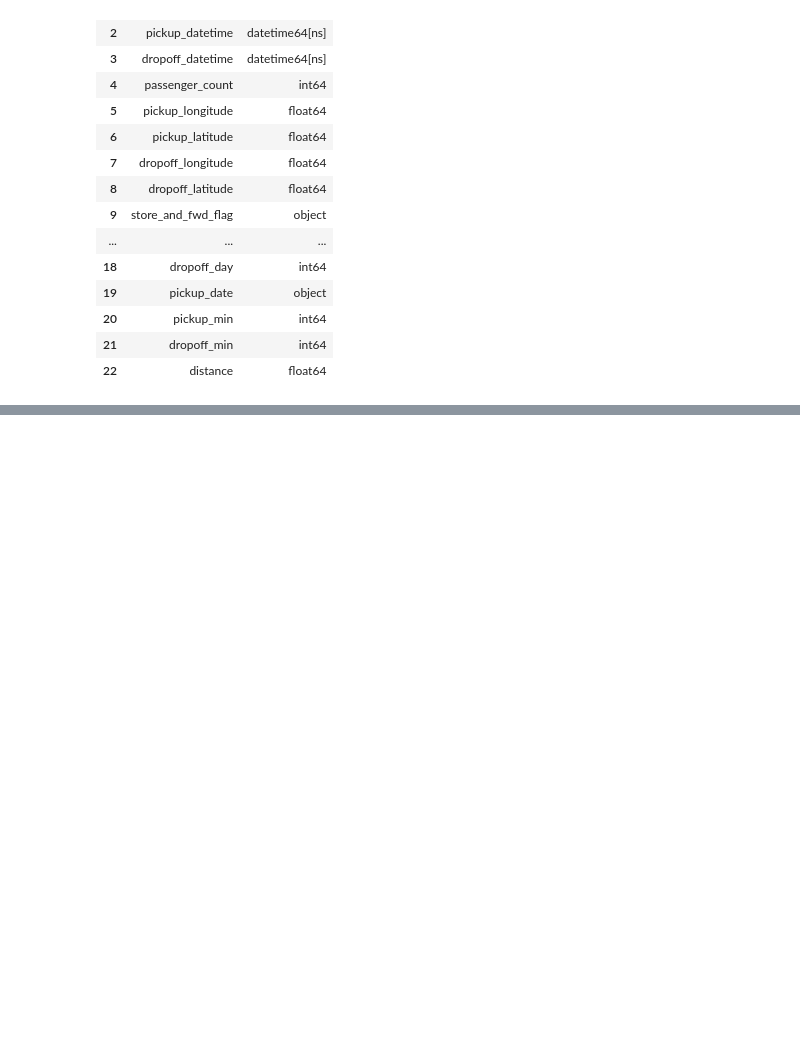
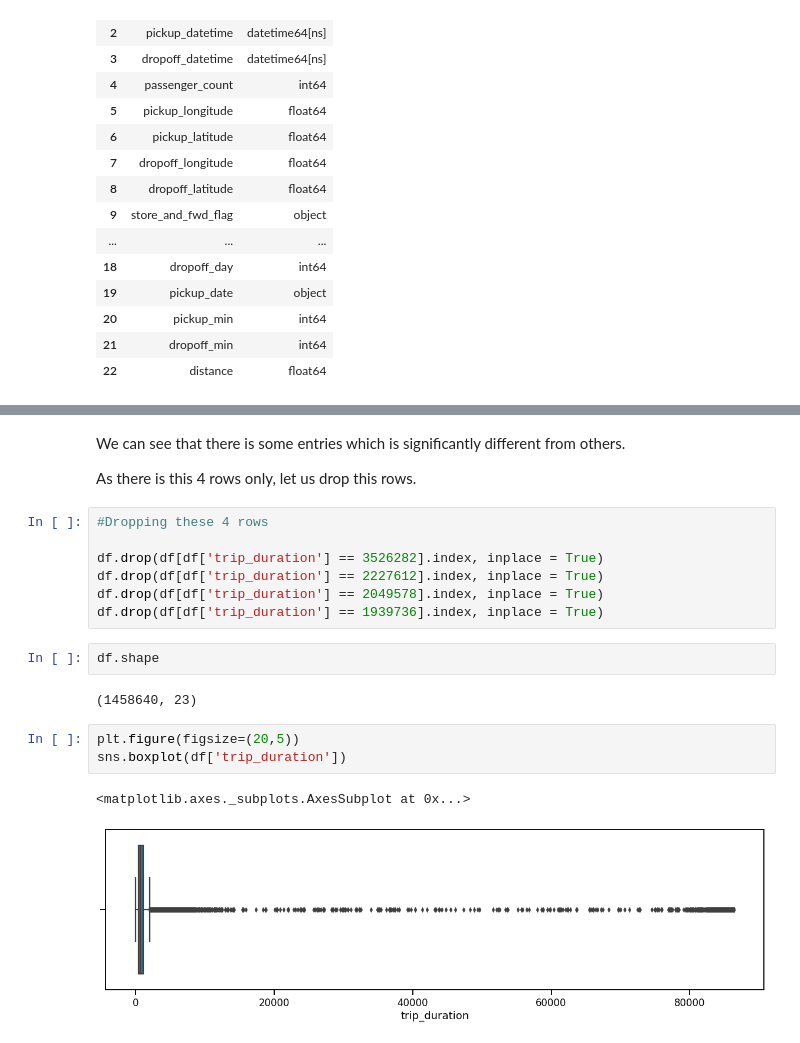
Before and after one commit to hadavikr/NYC-Taxi-Trip-Time-Prediction---Capstone-Project, a Jupyter notebook: Vikrant_Hada_NYC_Taxi_Trip_Time_Prediction_Capstone_Project.ipynb, the cells around one changed output, grey strips where cells are left out. Saved outputs shown, nothing was run; the diff lists cells and outputs as text; blank space fills up the shorter version.

```diff
--- a/Vikrant_Hada_NYC_Taxi_Trip_Time_Prediction_Capstone_Project.ipynb
+++ b/Vikrant_Hada_NYC_Taxi_Trip_Time_Prediction_Capstone_Project.ipynb
@@ -311,0 +386,21 @@ df.dtypes.reset_index()
+# %% [markdown]
+We can see that there is some entries which is significantly different from others.
+
+As there is this 4 rows only, let us drop this rows.
+# %%
+#Dropping these 4 rows
+
+df.drop(df[df['trip_duration'] == 3526282].index, inplace = True)
+df.drop(df[df['trip_duration'] == 2227612].index, inplace = True)
+df.drop(df[df['trip_duration'] == 2049578].index, inplace = True)
+df.drop(df[df['trip_duration'] == 1939736].index, inplace = True)
+# %%
+df.shape
+# %% [output]
+(1458640, 23)
+# %%
+plt.figure(figsize=(20,5))
+sns.boxplot(df['trip_duration'])
+# %% [output]
+<matplotlib.axes._subplots.AxesSubplot at 0x...>
+[figure, added]
```
Also changed, not shown: parts of 33 cells of this notebook.
